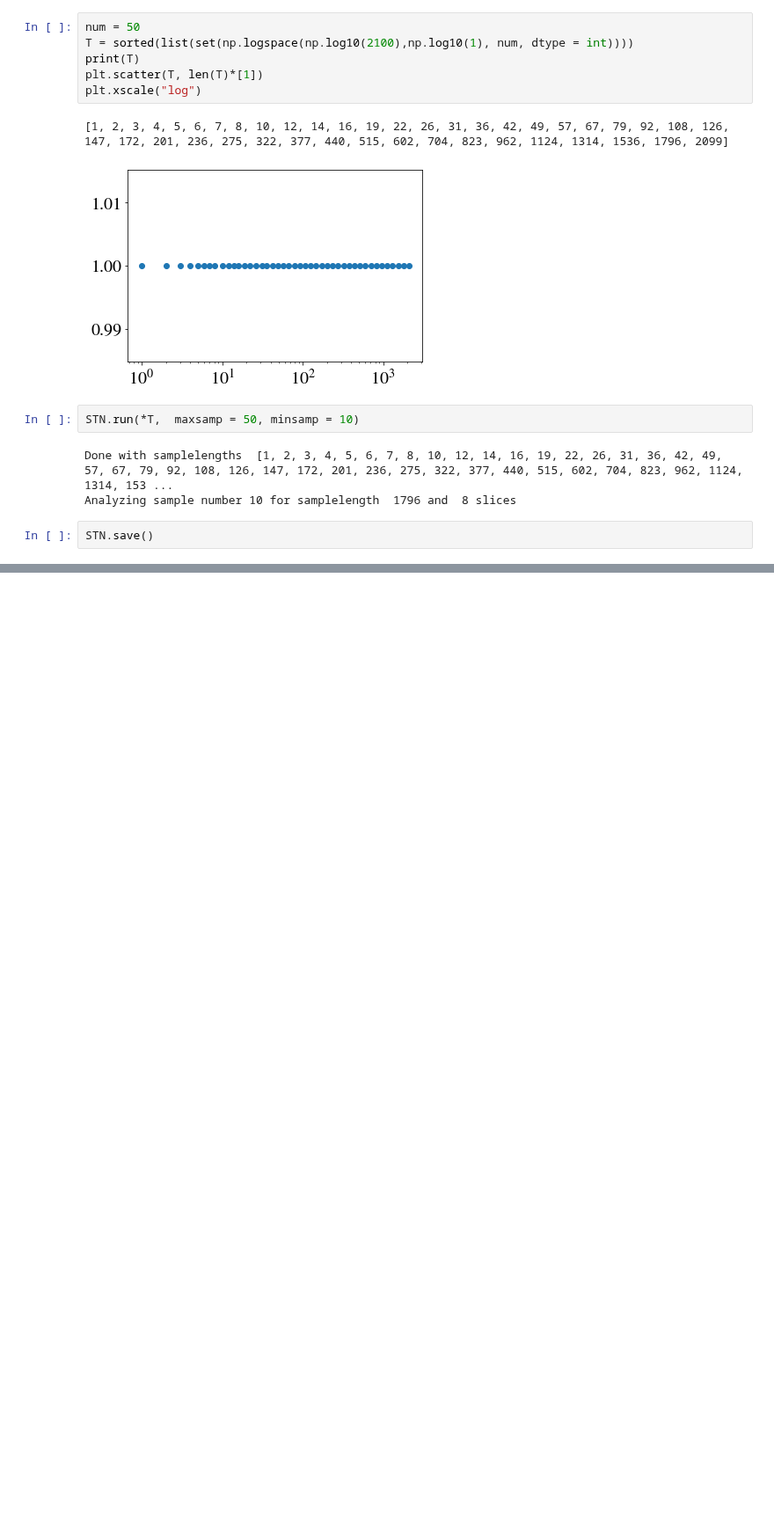
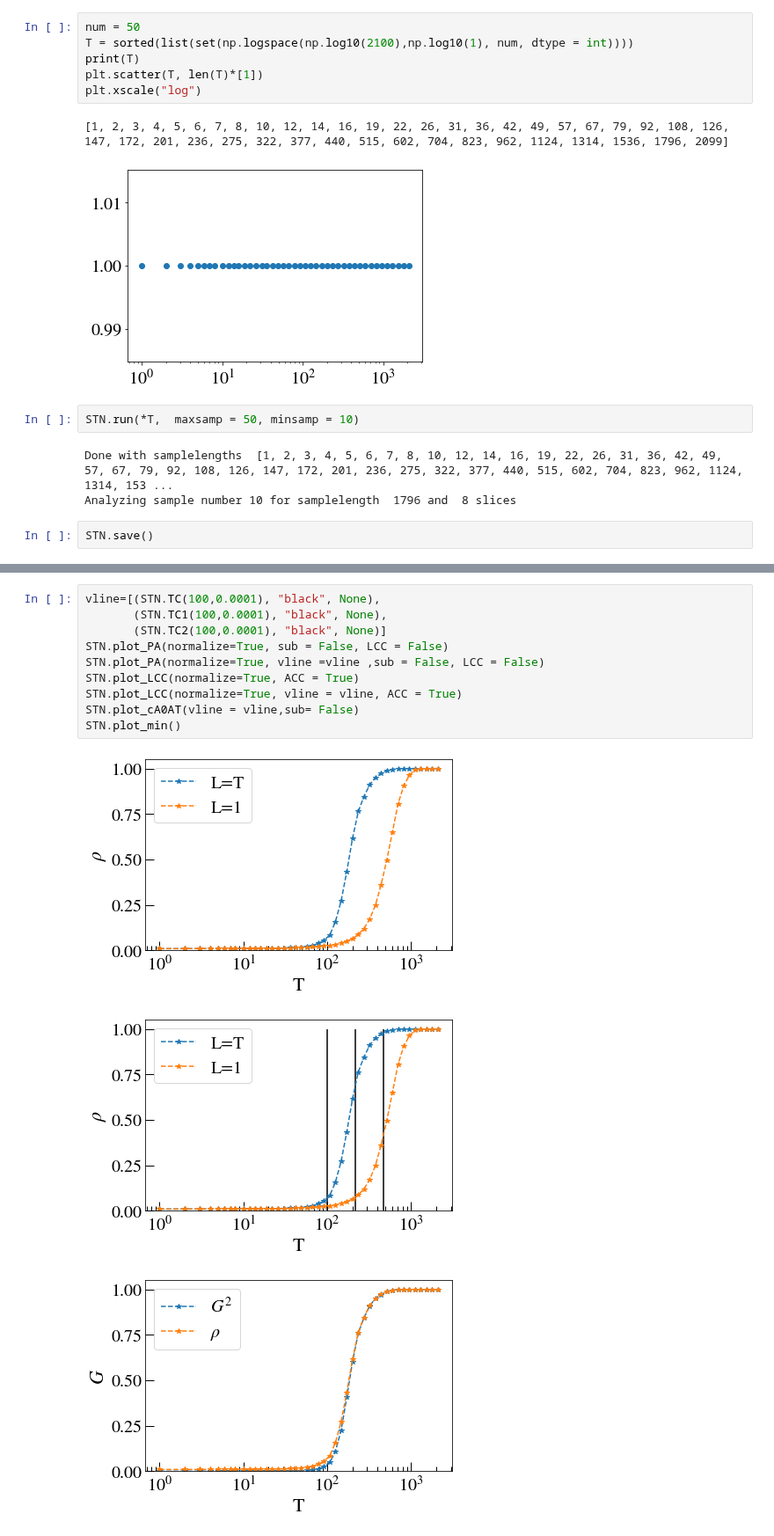
Before and after one commit to saemeon/SubTempNet, a Jupyter notebook: Simulations ER.ipynb, the cells around one changed output, grey strips where cells are left out. Shown at 88% size. Saved outputs shown, nothing was run; the diff lists cells and outputs as text; blank space fills up the shorter version.

```diff
--- a/Simulations ER.ipynb
+++ b/Simulations ER.ipynb
@@ -41,0 +46,14 @@ STN.save()
+# %%
+vline=[(STN.TC(100,0.0001), "black", None),
+       (STN.TC1(100,0.0001), "black", None),
+       (STN.TC2(100,0.0001), "black", None)]
+STN.plot_PA(normalize=True, sub = False, LCC = False)
+STN.plot_PA(normalize=True, vline =vline ,sub = False, LCC = False)
+STN.plot_LCC(normalize=True, ACC = True)
+STN.plot_LCC(normalize=True, vline = vline, ACC = True)
+STN.plot_cA0AT(vline = vline,sub= False)
+STN.plot_min()
+# %% [output]
+[figure, added]
+[figure, added]
+[figure, added]
```
Also changed, not shown: parts of 3 cells of this notebook, 1 other file.
